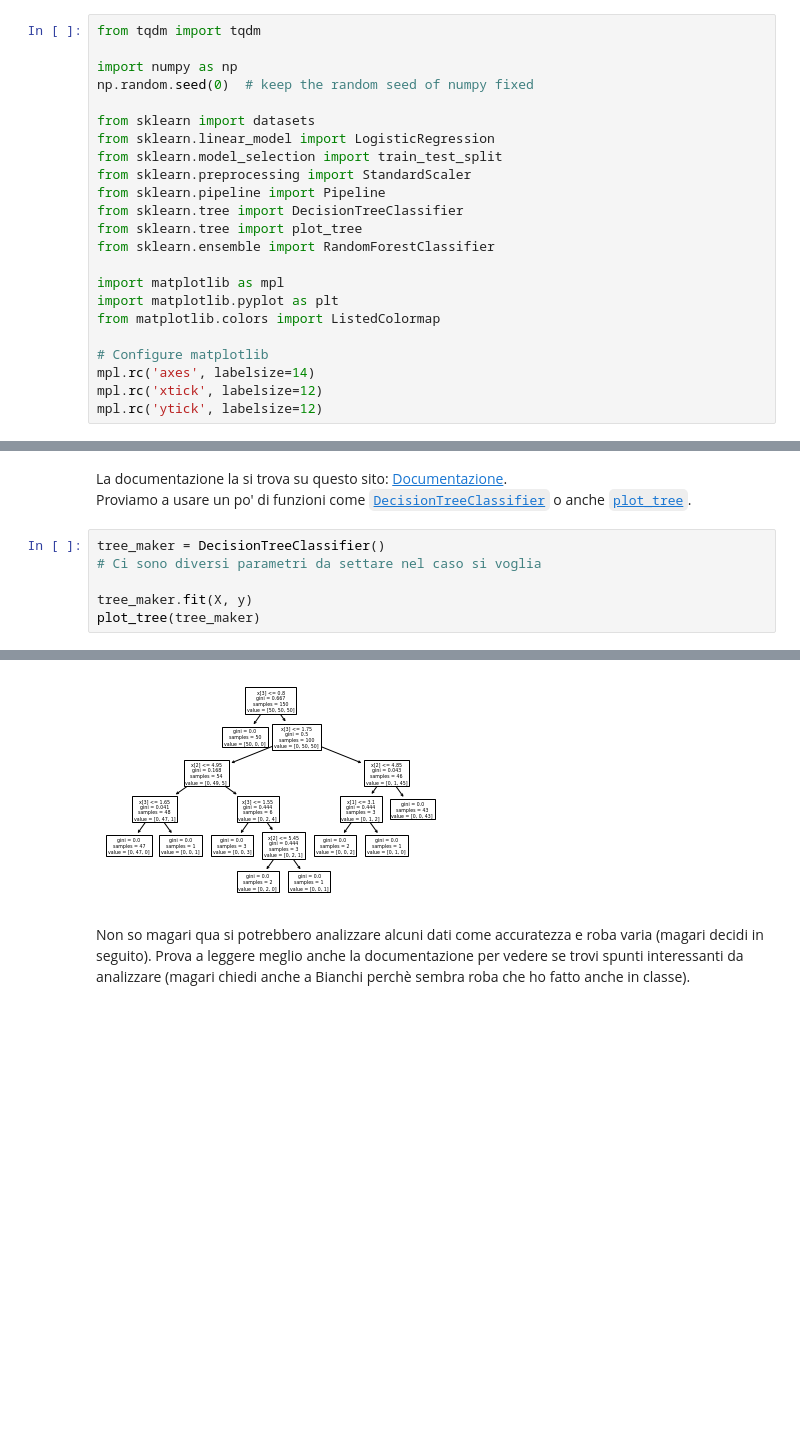
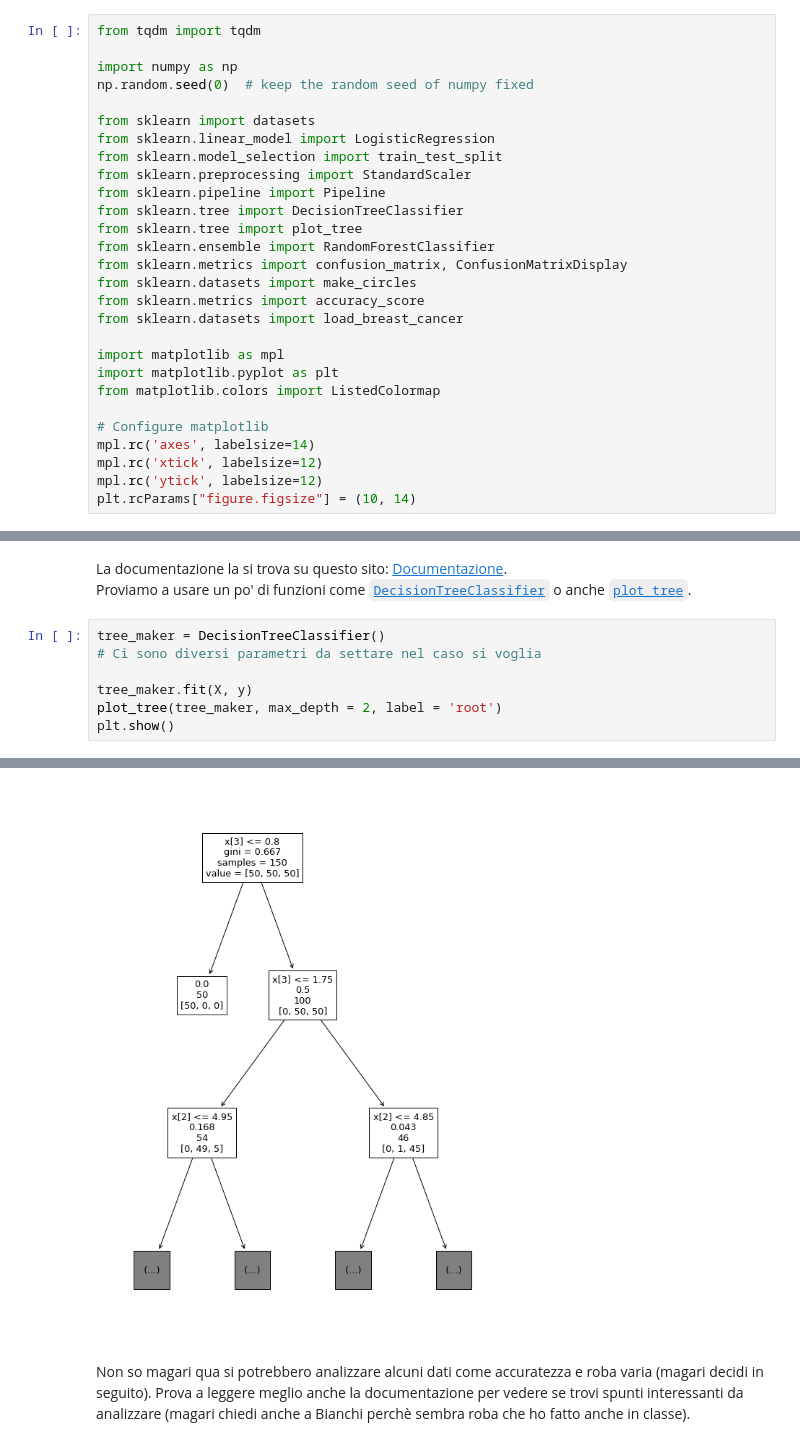
Before and after one commit to dcapelli02/Codice-Tesi-Triennale-Prova, a Jupyter notebook: Prova per Classification Trees.ipynb, the cells around one changed output, grey strips where cells are left out. Saved outputs shown, nothing was run; the diff lists cells and outputs as text; blank space fills up the shorter version.

Commit message:
Backup al 21 aprile
Lavoro ancora da sistemare: mancano un po' la scelta di dataset adatti ma il codice dovrebbe essere abbastanza a posto.

```diff
--- a/Prova per Classification Trees.ipynb
+++ b/Prova per Classification Trees.ipynb
@@ -16,6 +16,10 @@ from sklearn.pipeline import Pipeline
 from sklearn.tree import DecisionTreeClassifier
 from sklearn.tree import plot_tree
 from sklearn.ensemble import RandomForestClassifier
+from sklearn.metrics import confusion_matrix, ConfusionMatrixDisplay
+from sklearn.datasets import make_circles
+from sklearn.metrics import accuracy_score
+from sklearn.datasets import load_breast_cancer
 
 import matplotlib as mpl
 import matplotlib.pyplot as plt
@@ -25,6 +29,7 @@ from matplotlib.colors import ListedColormap
 mpl.rc('axes', labelsize=14)
 mpl.rc('xtick', labelsize=12)
 mpl.rc('ytick', labelsize=12)
+plt.rcParams["figure.figsize"] = (10, 14)
 # %% [markdown]
 Dobbiamo anche scegliere un dataset su cui lavorare. Forse ha senso usare come base l'Iris Dataset.
 # %%
@@ -57,5 +44,6 @@ tree_maker = DecisionTreeClassifier()
 # Ci sono diversi parametri da settare nel caso si voglia
 
 tree_maker.fit(X, y)
-plot_tree(tree_maker)
+plot_tree(tree_maker, max_depth = 2, label = 'root')
+plt.show()
 # %% [output]
@@ -79,4 +50,4 @@ plot_tree(tree_maker)
-[figure, old version]
+[figure, new version]
 # %% [markdown]
 Non so magari qua si potrebbero analizzare alcuni dati come accuratezza e roba varia (magari decidi in seguito). Prova a leggere meglio anche la documentazione per vedere se trovi spunti interessanti da analizzare (magari chiedi anche a Bianchi perchè sembra roba che ho fatto anche in classe).
 # %% [markdown]
```
Also changed, not shown: parts of 20 cells of this notebook, 3 other files.
